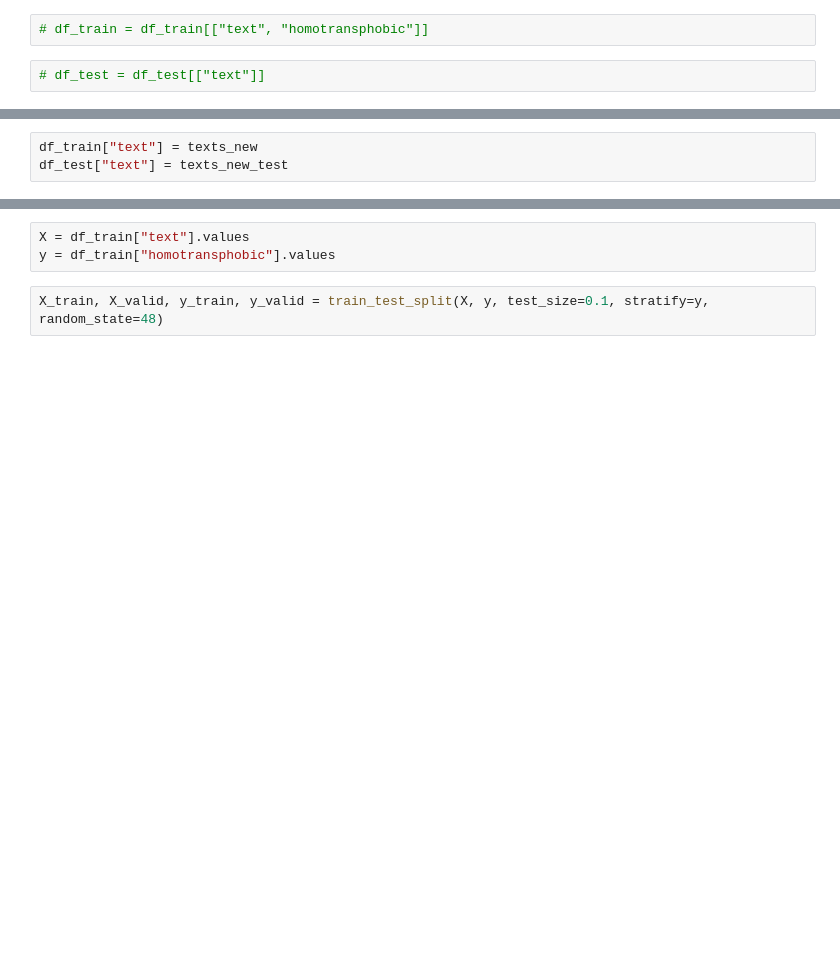
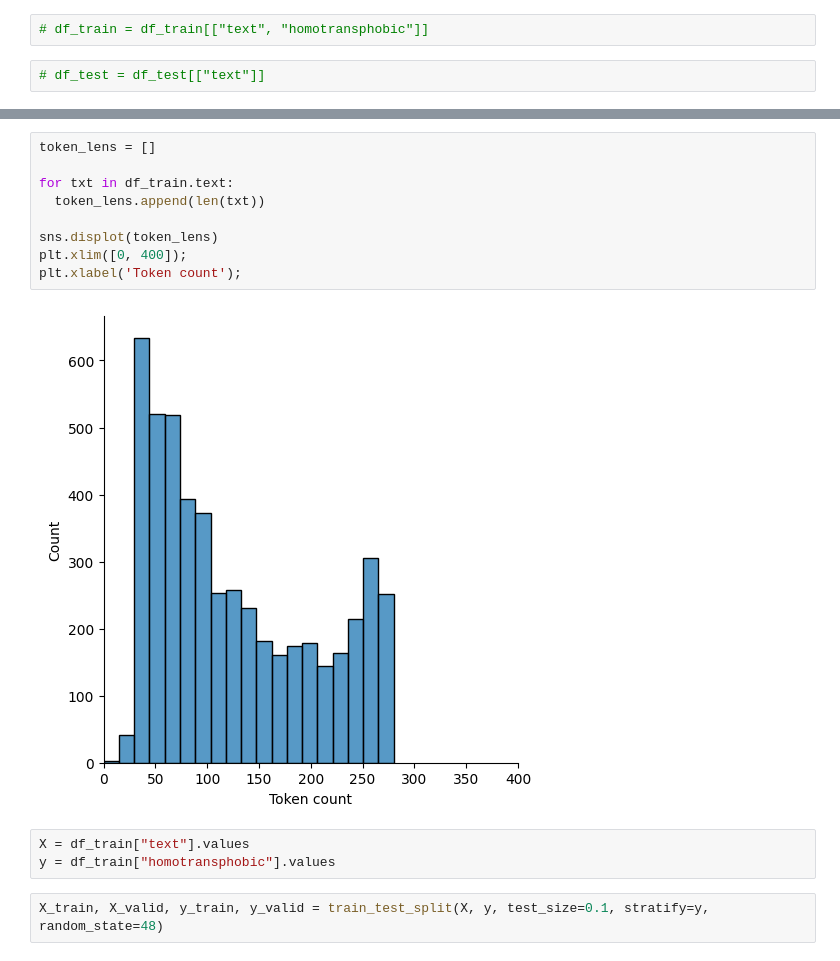
Before and after one commit to mattguida/masters-thesis, a Jupyter notebook: bert-mt-umberto-first.ipynb, the cells around one changed output, grey strips where cells are left out. Drawn from its saved outputs; the diff is of its cells as text; blank space fills up the shorter version.

```diff
--- a/bert-mt-umberto-first.ipynb
+++ b/bert-mt-umberto-first.ipynb
@@ -103,3 +103,0 @@ for t in df_test.text:
-# %%
-df_train["text"] = texts_new
-df_test["text"] = texts_new_test
@@ -106,3 +149,14 @@ df_test["text"] = texts_new_test
+# %%
+token_lens = []
+
+for txt in df_train.text:
+  token_lens.append(len(txt))
+
+sns.displot(token_lens)
+plt.xlim([0, 400]);
+plt.xlabel('Token count');
+# %% [output]
+[figure, added]
 # %%
 X = df_train["text"].values
 y = df_train["homotransphobic"].values
```
Also changed, not shown: parts of 21 cells of this notebook.
